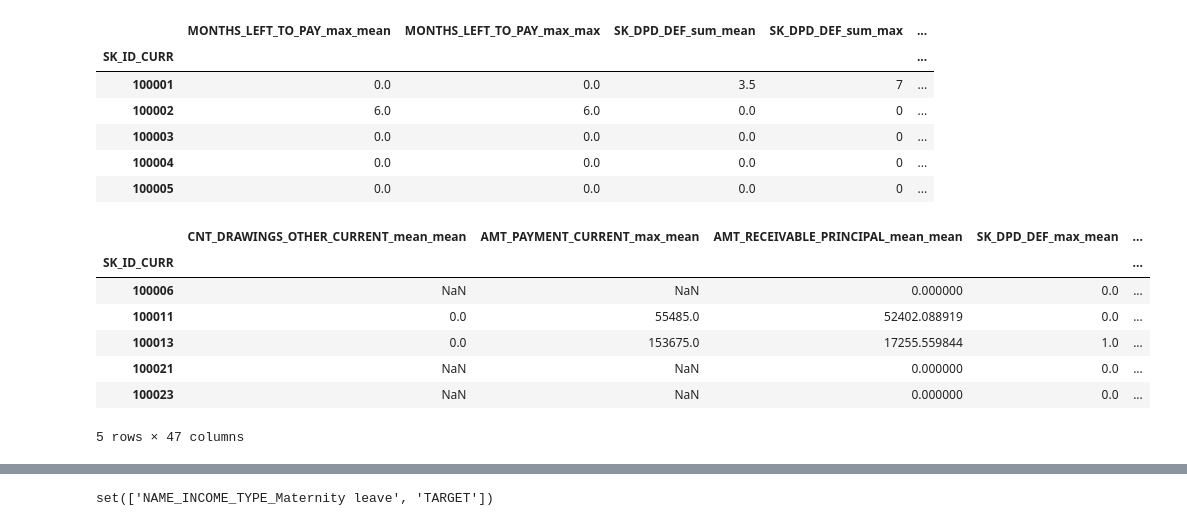
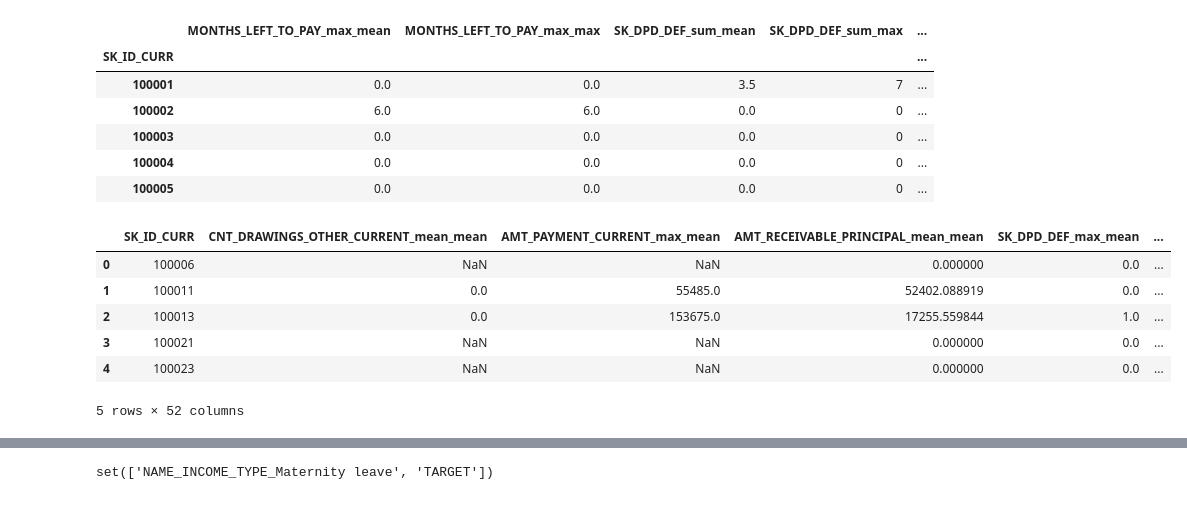
Before and after one commit to MAGomes95/KaggleCreditRisk, a Jupyter notebook: main.ipynb, the cells around one changed output, grey strips where cells are left out. Cells and saved outputs as stored; diff of their text form; code cells hidden in the pictures.

```diff
--- a/main.ipynb
+++ b/main.ipynb
@@ -236,6 +242,8 @@ def process_cc(data_cc):
     data_cc.loc[data_cc['AMT_BALANCE'] == 0, 'ACTIVE_DURING_LAST_YEAR'] = 0
     data_cc['AMT_BALANCE_CURRENT'] = data_cc['AMT_BALANCE']
     data_cc.loc[data_cc['MONTHS_BALANCE'] >= -1, 'AMT_BALANCE_CURRENT'] = np.nan
+
+    data_cc['AMT_OVERPAID'] =  (data_cc['AMT_PAYMENT_CURRENT'] / data_cc['AMT_INST_MIN_REGULARITY']).replace(float('inf'), np.nan).fillna(1.0)
 
     aggregated = data_cc.groupby(('SK_ID_CURR', 'SK_ID_PREV')).agg({
         'ACTIVE_DURING_LAST_YEAR': 'max',
@@ -245,43 +253,43 @@ def process_cc(data_cc):
         'AMT_DRAWINGS_ATM_CURRENT': ('max', 'mean'),
         'AMT_DRAWINGS_CURRENT': ('max', 'mean'),
         'AMT_DRAWINGS_OTHER_CURRENT': ('max', 'mean'),
         'AMT_DRAWINGS_POS_CURRENT': ('max', 'mean'),
         'AMT_INST_MIN_REGULARITY': ('max', 'mean'),
         'AMT_PAYMENT_CURRENT': ('max', 'mean'),
         'AMT_PAYMENT_TOTAL_CURRENT': ('max', 'mean'),
         'AMT_RECEIVABLE_PRINCIPAL': ('max', 'mean'),
         'AMT_RECIVABLE': ('max', 'mean'),
         'AMT_TOTAL_RECEIVABLE': ('max', 'mean'),
         'CNT_DRAWINGS_ATM_CURRENT': ('max', 'mean'),
         'CNT_DRAWINGS_CURRENT': ('max', 'mean'),
         'CNT_DRAWINGS_OTHER_CURRENT': ('max', 'mean'),
         'CNT_DRAWINGS_POS_CURRENT': ('max', 'mean'),
         'CNT_INSTALMENT_MATURE_CUM': ('max', 'mean'),
         'SK_DPD': ('max', 'sum', 'mean'),
         'SK_DPD_DEF': ('max', 'sum', 'mean'),
-        'MONTHS_BALANCE': ('min')
+        'MONTHS_BALANCE': ('min'),
+        'AMT_OVERPAID': ('mean', 'min', 'max')
     })
     agg_dict = {col: ('mean') for col in aggregated.columns}
     agg_dict[('ACTIVE_DURING_LAST_YEAR', 'max')] = ('sum', 'mean', 'count')
     agg_dict[('AMT_BALANCE_CURRENT', 'max')] = ('sum', 'mean', 'max')
     agg_dict[('MONTHS_BALANCE', 'min')] = ('mean', 'min')
     aggregated = aggregated.groupby('SK_ID_CURR').agg(agg_dict)
     aggregated.columns = list(map('_'.join, aggregated.columns.values))
-    aggregated['SK_ID_CURR'] = aggregated.index
+    aggregated = aggregated.reset_index()
 
     return aggregated
 
 data_cc = process_cc(data_cc)
 data_cc.head()
 # %% [output]
-|  | CNT_DRAWINGS_OTHER_CURRENT_mean_mean | AMT_PAYMENT_CURRENT_max_mean | AMT_RECEIVABLE_PRINCIPAL_mean_mean | SK_DPD_DEF_max_mean | ... |
-| SK_ID_CURR |  |  |  |  | ... |
-| 100006 | NaN | NaN | 0.000000 | 0.0 | ... |
-| 100011 | 0.0 | 55485.0 | 52402.088919 | 0.0 | ... |
-| 100013 | 0.0 | 153675.0 | 17255.559844 | 1.0 | ... |
-| 100021 | NaN | NaN | 0.000000 | 0.0 | ... |
-| 100023 | NaN | NaN | 0.000000 | 0.0 | ... |
+|  | SK_ID_CURR | CNT_DRAWINGS_OTHER_CURRENT_mean_mean | AMT_PAYMENT_CURRENT_max_mean | AMT_RECEIVABLE_PRINCIPAL_mean_mean | SK_DPD_DEF_max_mean | ... |
+| 0 | 100006 | NaN | NaN | 0.000000 | 0.0 | ... |
+| 1 | 100011 | 0.0 | 55485.0 | 52402.088919 | 0.0 | ... |
+| 2 | 100013 | 0.0 | 153675.0 | 17255.559844 | 1.0 | ... |
+| 3 | 100021 | NaN | NaN | 0.000000 | 0.0 | ... |
+| 4 | 100023 | NaN | NaN | 0.000000 | 0.0 | ... |
-5 rows × 47 columns
+5 rows × 52 columns
 # %%
 data_installments = pd.read_csv('data/installments_payments.csv')
 
```
Also changed, not shown: parts of 13 cells of this notebook, 5 other files.
